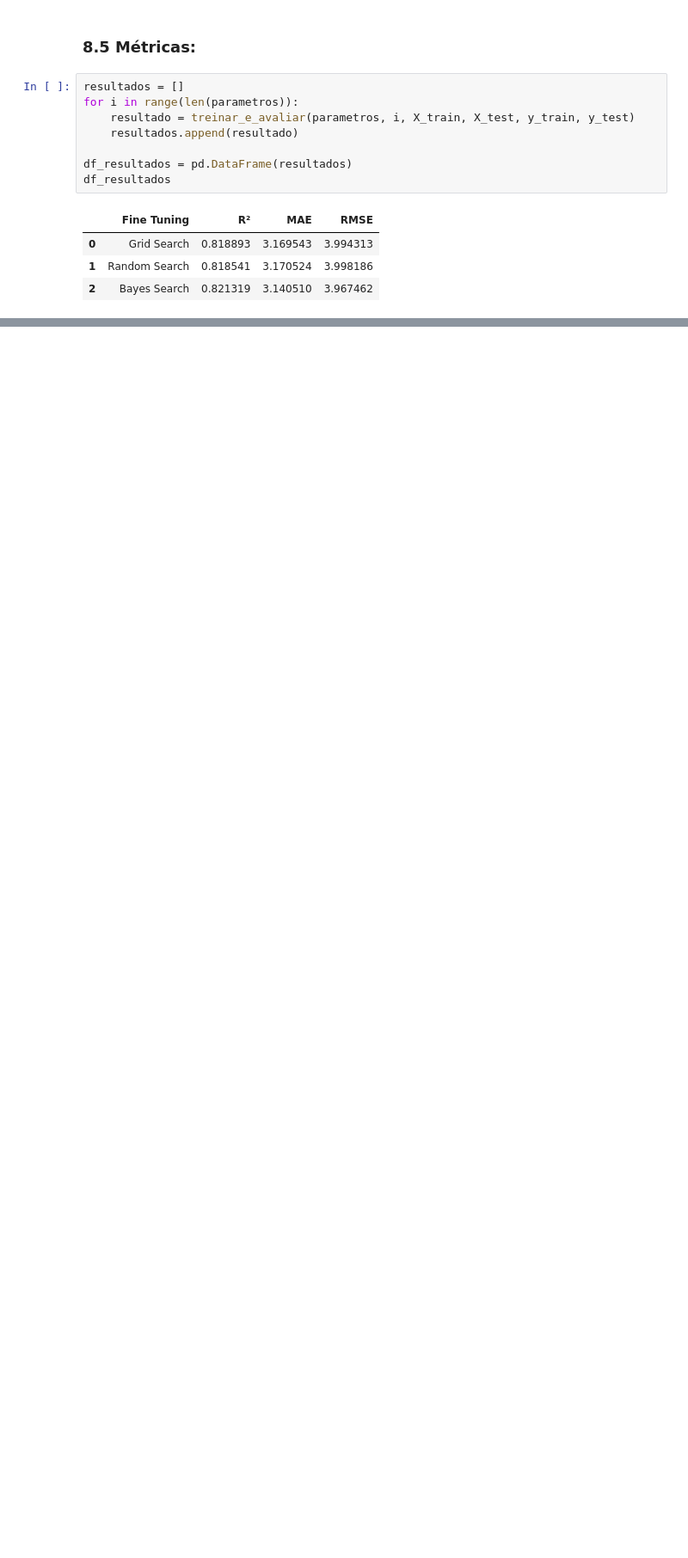
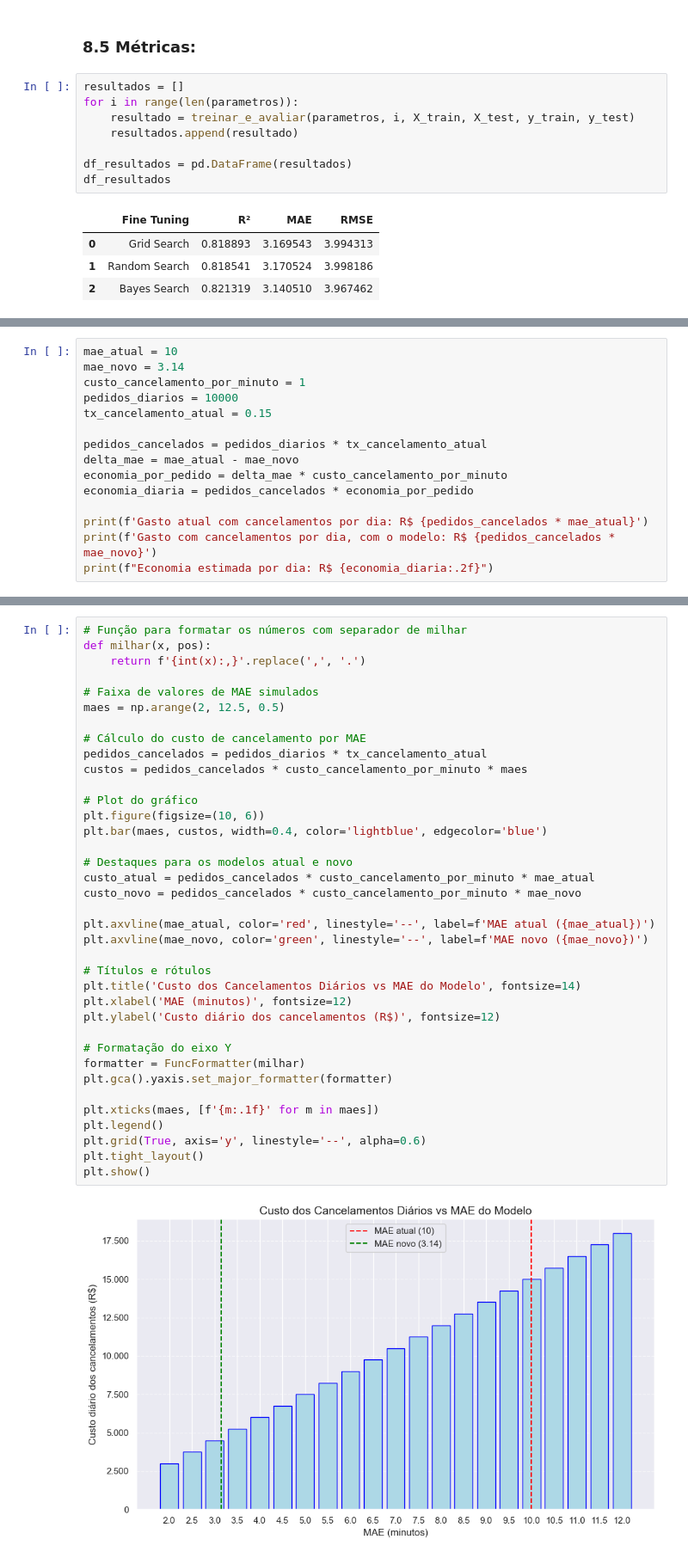
Before and after one commit to samantasobral/projeto_integrador_2, a Jupyter notebook: notebooks/Delivery.ipynb, the cells around one changed output, grey strips where cells are left out. Shown at 86% size. Saved outputs shown, nothing was run; the diff lists cells and outputs as text; blank space fills up the shorter version.

```diff
--- a/notebooks/Delivery.ipynb
+++ b/notebooks/Delivery.ipynb
@@ -1156,0 +1220,15 @@ df_resultados
+# %%
+mae_atual = 10
+mae_novo = 3.14
+custo_cancelamento_por_minuto = 1
+pedidos_diarios = 10000
+tx_cancelamento_atual = 0.15
+
+pedidos_cancelados = pedidos_diarios * tx_cancelamento_atual
+delta_mae = mae_atual - mae_novo
+economia_por_pedido = delta_mae * custo_cancelamento_por_minuto
+economia_diaria = pedidos_cancelados * economia_por_pedido
+
+print(f'Gasto atual com cancelamentos por dia: R$ {pedidos_cancelados * mae_atual}')
+print(f'Gasto com cancelamentos por dia, com o modelo: R$ {pedidos_cancelados * mae_novo}')
+print(f"Economia estimada por dia: R$ {economia_diaria:.2f}")
@@ -1156,0 +1239,39 @@ df_resultados
+# %%
+# Função para formatar os números com separador de milhar
+def milhar(x, pos):
+    return f'{int(x):,}'.replace(',', '.')
+
+# Faixa de valores de MAE simulados
+maes = np.arange(2, 12.5, 0.5)
+
+# Cálculo do custo de cancelamento por MAE
+pedidos_cancelados = pedidos_diarios * tx_cancelamento_atual
+custos = pedidos_cancelados * custo_cancelamento_por_minuto * maes
+
+# Plot do gráfico
+plt.figure(figsize=(10, 6))
+plt.bar(maes, custos, width=0.4, color='lightblue', edgecolor='blue')
+
+# Destaques para os modelos atual e novo
+custo_atual = pedidos_cancelados * custo_cancelamento_por_minuto * mae_atual
+custo_novo = pedidos_cancelados * custo_cancelamento_por_minuto * mae_novo
+
+plt.axvline(mae_atual, color='red', linestyle='--', label=f'MAE atual ({mae_atual})')
+plt.axvline(mae_novo, color='green', linestyle='--', label=f'MAE novo ({mae_novo})')
+
+# Títulos e rótulos
+plt.title('Custo dos Cancelamentos Diários vs MAE do Modelo', fontsize=14)
+plt.xlabel('MAE (minutos)', fontsize=12)
+plt.ylabel('Custo diário dos cancelamentos (R$)', fontsize=12)
+
+# Formatação do eixo Y
+formatter = FuncFormatter(milhar)
+plt.gca().yaxis.set_major_formatter(formatter)
+
+plt.xticks(maes, [f'{m:.1f}' for m in maes])
+plt.legend()
+plt.grid(True, axis='y', linestyle='--', alpha=0.6)
+plt.tight_layout()
+plt.show()
+# %% [output]
+[figure, added]
```
Also changed, not shown: parts of 11 cells of this notebook.
